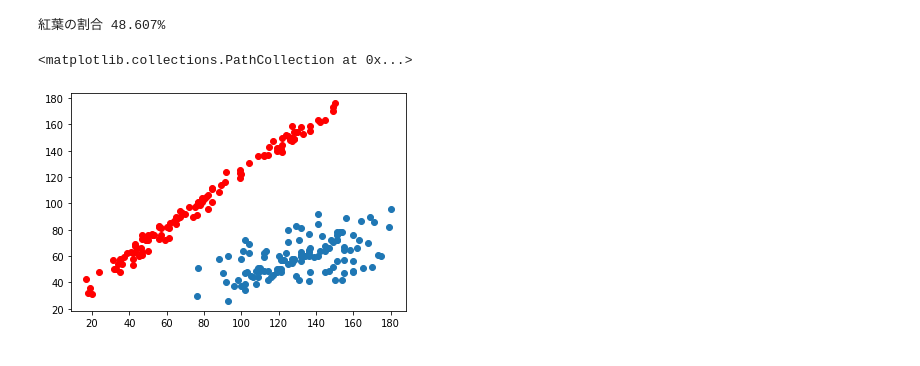
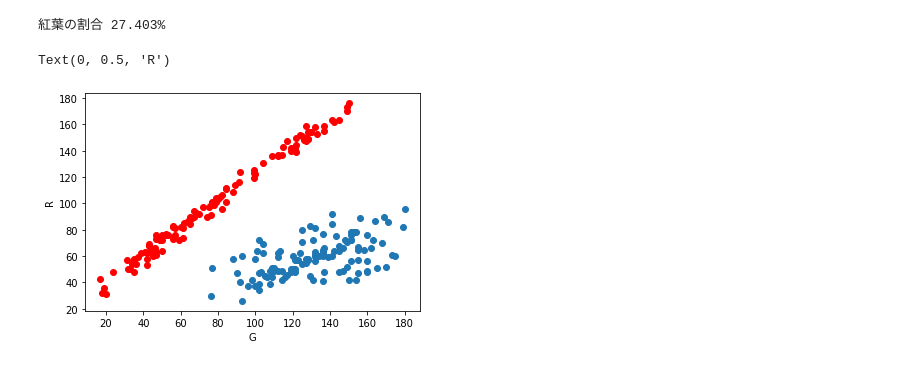
Before and after one commit to yattinda/scikit-learn, a Jupyter notebook: difine_rural/help/help.ipynb, the cells around one changed output. Drawn from its saved outputs; the diff is of its cells as text; code cells hidden in the pictures.

```diff
--- a/difine_rural/help/help.ipynb
+++ b/difine_rural/help/help.ipynb
@@ -111,11 +111,11 @@ mlp = MLPClassifier(solver = "lbfgs", max_iter = 500, hidden_layer_sizes = [5]).
 predict = mlp.predict(X_test)
 predict_sum = sum(predict)
 
-forest_per = 1 - (predict_sum / cell)
+forest_per = predict_sum / cell
 
 print("紅葉の割合 {:.3f}%".format(forest_per * 100))
 # %% [output]
-紅葉の割合 48.607%
+紅葉の割合 27.403%
 # %%
 train = pd.read_csv('./help_bgr.csv', header = None)
 train = train.values
@@ -125,13 +125,15 @@ R = train[:,1]
 # %%
 G_0 = G[:120]
 G_1 = G[120:]
 R_0 = R[:120]
 R_1 = R[120:]
 plt.scatter(R_0,G_0)
 plt.scatter(R_1,G_1, c="red")
+plt.xlabel('G')
+plt.ylabel('R')
 # %% [output]
-<matplotlib.collections.PathCollection at 0x...>
+Text(0, 0.5, 'R')
-[figure, old version]
+[figure, new version]
 # %%
 red_image= cv2.imread('./red.png')
 green_image= cv2.imread('./green.png')
```
Also changed, not shown: parts of 6 cells of this notebook.
